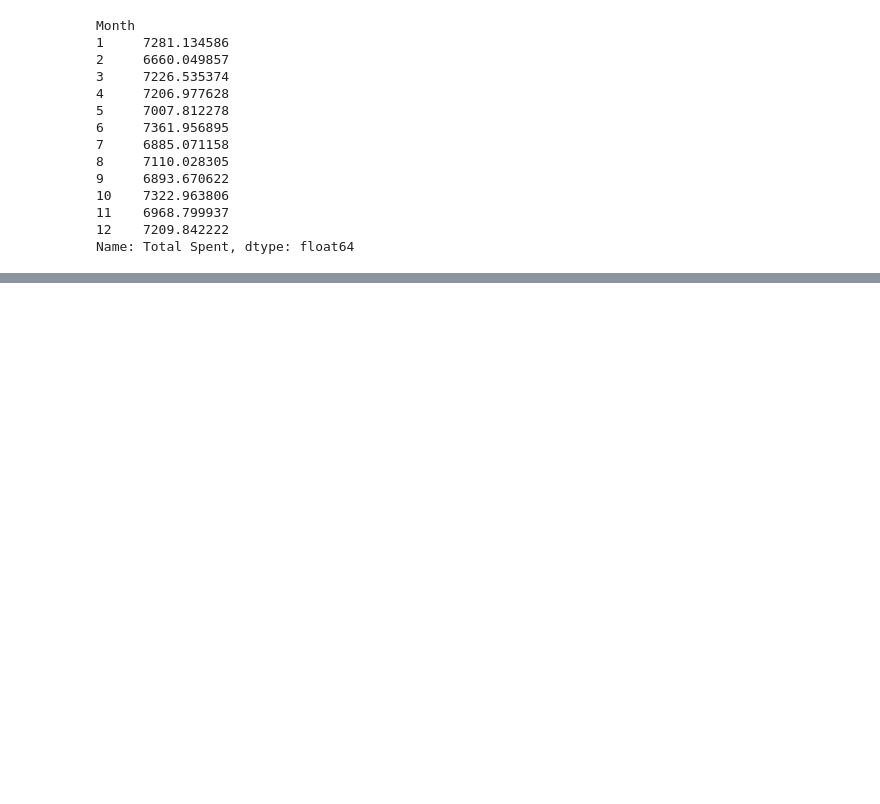
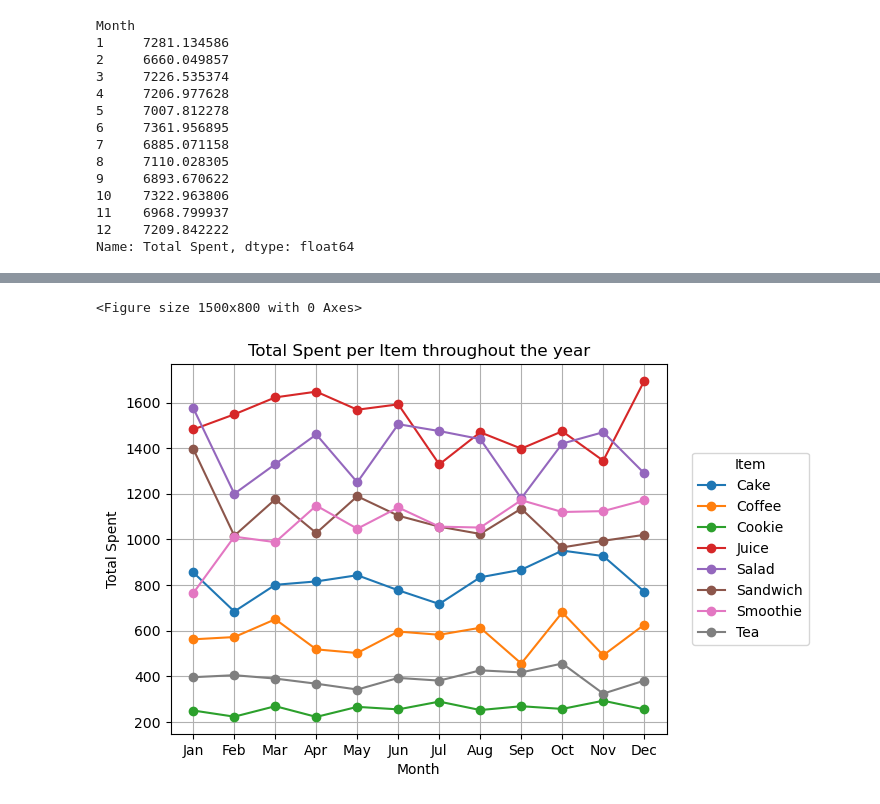
Before and after one commit to gallardoro/cafe_sales, a Jupyter notebook: Notebooks/data_analysis.ipynb, the cells around one changed output, grey strips where cells are left out. Drawn from its saved outputs; the diff is of its cells as text; code cells hidden in the pictures; blank space fills up the shorter version.

```diff
--- a/Notebooks/data_analysis.ipynb
+++ b/Notebooks/data_analysis.ipynb
@@ -259,0 +275,15 @@ plt.show()
+# %%
+item_monthly_sales = df_clean.groupby(['Month', 'Item'])['Total Spent'].sum().unstack()
+# %%
+plt.figure(figsize=(15,8))
+item_monthly_sales.plot(marker='o')
+plt.title('Total Spent per Item throughout the year')
+plt.xlabel('Month')
+plt.ylabel('Total Spent')
+plt.xticks(total_spent_month.index, month_name)
+plt.legend(title='Item', loc='center right', bbox_to_anchor=(1.3, 0.5))
+plt.grid(True)
+plt.show()
+# %% [output]
+<Figure size 1500x800 with 0 Axes>
+[figure, added]
```
Also changed, not shown: parts of 13 cells of this notebook, 6 other files.
